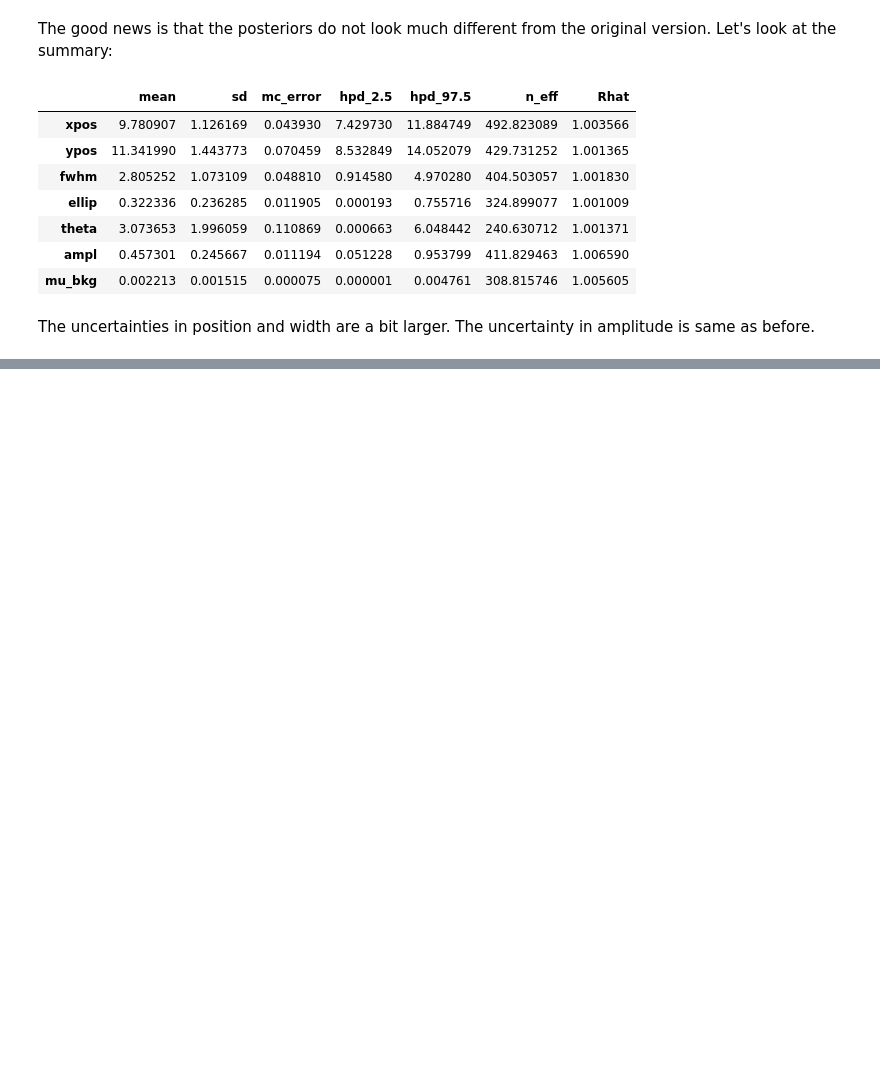
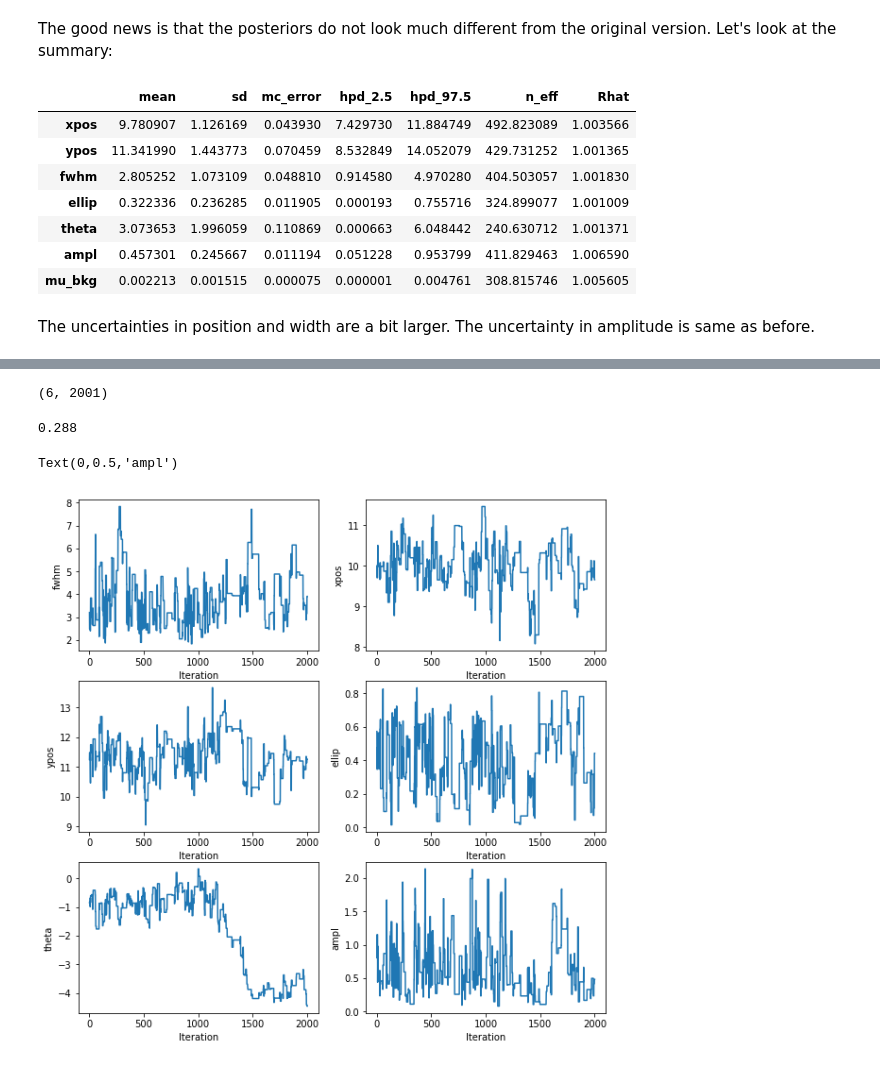
Before and after one commit to juramaga/sherpa_fitting, a Jupyter notebook: test_convolution_failed_MLE.ipynb, the cells around one changed output, grey strips where cells are left out. Drawn from its saved outputs; the diff is of its cells as text; code cells hidden in the pictures; blank space fills up the shorter version.

```diff
--- a/test_convolution_failed_MLE.ipynb
+++ b/test_convolution_failed_MLE.ipynb
@@ -483,0 +541,6 @@ The uncertainties in position and width are a bit larger. The uncertainty in amp
+# %%
+from sherpa.sim import MCMC
+mcmc = MCMC()
+mcmc.get_sampler_name()
+draws = mcmc.get_draws(f, cmatrix, niter=2000)
+svals, accept, pvals = draws
@@ -483,0 +555,37 @@ The uncertainties in position and width are a bit larger. The uncertainty in amp
+# %%
+pvals.shape
+# %% [output]
+(6, 2001)
+# %%
+accept.sum() * 1.0 / 1000
+# %% [output]
+0.288
+# %%
+plt.subplots(3,2,figsize=(10,10))
+plt.subplot(3,2,1)
+plt.plot(pvals[0, :])
+plt.xlabel('Iteration')
+plt.ylabel('fwhm')
+plt.subplot(3,2,2)
+plt.plot(pvals[1, :])
+plt.xlabel('Iteration')
+plt.ylabel('xpos')
+plt.subplot(3,2,3)
+plt.plot(pvals[2, :])
+plt.xlabel('Iteration')
+plt.ylabel('ypos')
+plt.subplot(3,2,4)
+plt.plot(pvals[3, :])
+plt.xlabel('Iteration')
+plt.ylabel('ellip')
+plt.subplot(3,2,5)
+plt.plot(pvals[4, :])
+plt.xlabel('Iteration')
+plt.ylabel('theta')
+plt.subplot(3,2,6)
+plt.plot(pvals[5, :])
+plt.xlabel('Iteration')
+plt.ylabel('ampl')
+# %% [output]
+Text(0,0.5,'ampl')
+[figure, added]
```
Also changed, not shown: parts of 12 cells of this notebook.
